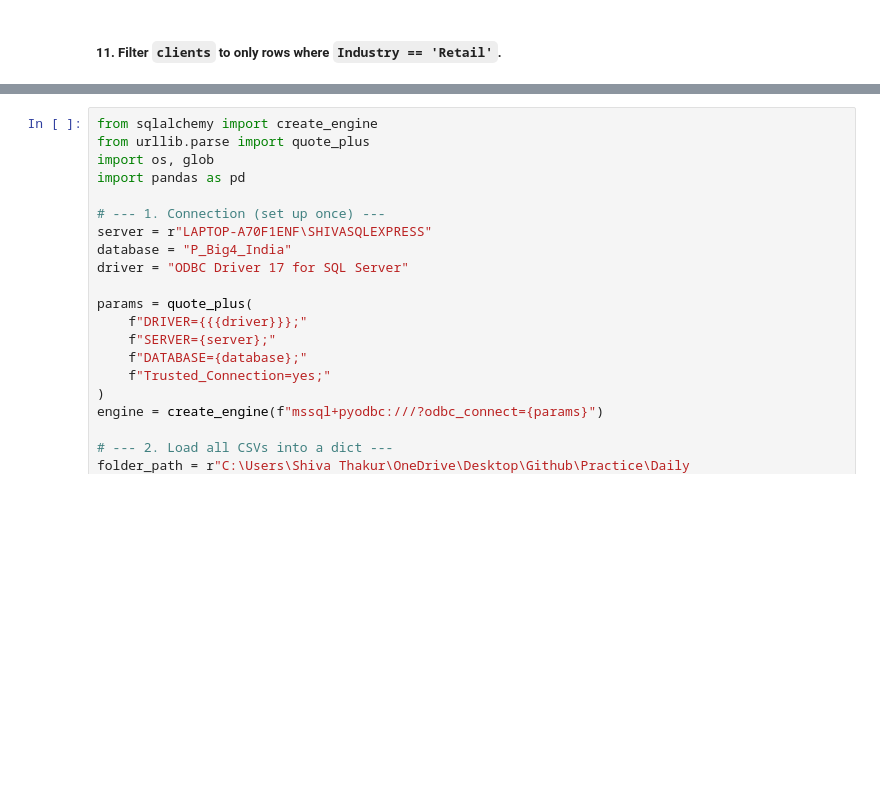
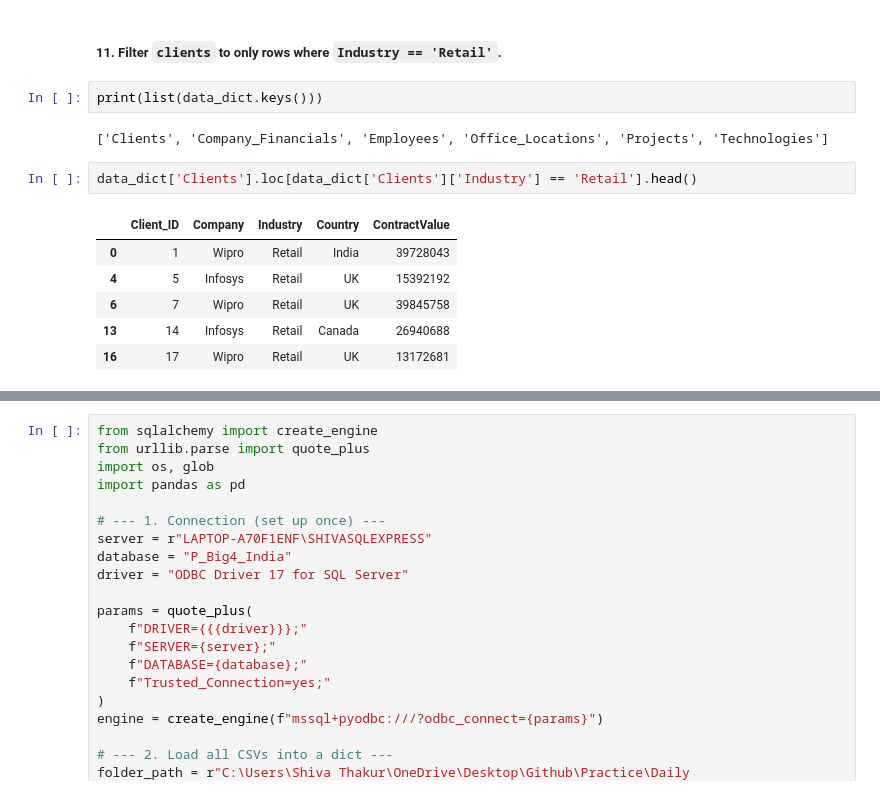
Before and after one commit to shiva3994/Projects, a Jupyter notebook: Python/L_Big4_India.ipynb, the cells around one changed output, grey strips where cells are left out. Saved outputs shown, nothing was run; the diff lists cells and outputs as text; blank space fills up the shorter version.

```diff
--- a/Python/L_Big4_India.ipynb
+++ b/Python/L_Big4_India.ipynb
@@ -195,3 +195,16 @@ data_dict['Company_Financials'][['Company', 'Year', 'Revenue']]
 ##### **Type C — Filtering rows**
 # %% [markdown]
 ##### 11. Filter `clients` to only rows where `Industry == 'Retail'`.
+# %%
+print(list(data_dict.keys()))
+# %% [output]
+['Clients', 'Company_Financials', 'Employees', 'Office_Locations', 'Projects', 'Technologies']
+# %%
+data_dict['Clients'].loc[data_dict['Clients']['Industry'] == 'Retail'].head()
+# %% [output]
+|  | Client_ID | Company | Industry | Country | ContractValue |
+| 0 | 1 | Wipro | Retail | India | 39728043 |
+| 4 | 5 | Infosys | Retail | UK | 15392192 |
+| 6 | 7 | Wipro | Retail | UK | 39845758 |
+| 13 | 14 | Infosys | Retail | Canada | 26940688 |
+| 16 | 17 | Wipro | Retail | UK | 13172681 |
```
Also changed, not shown: parts of 9 cells of this notebook.
